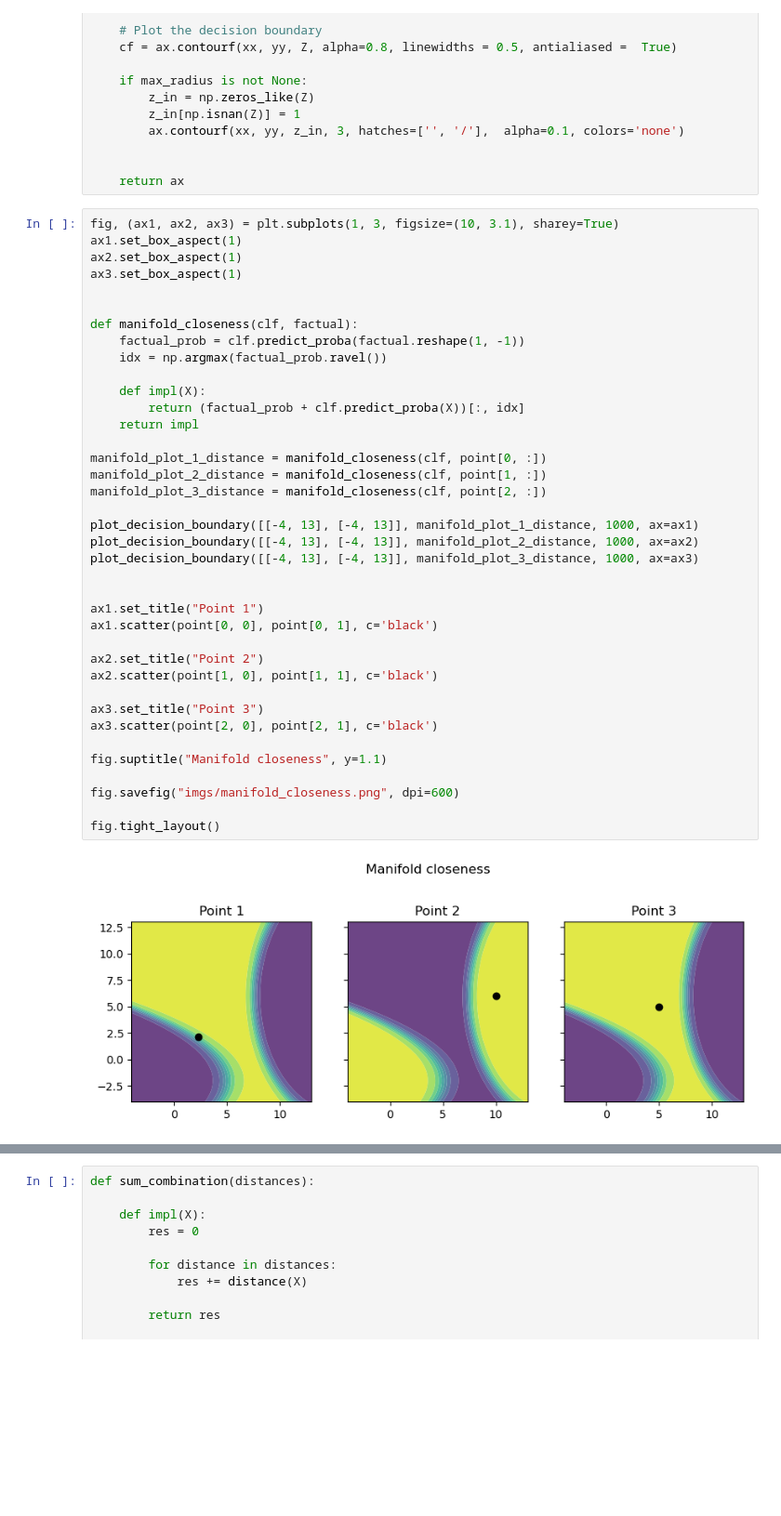
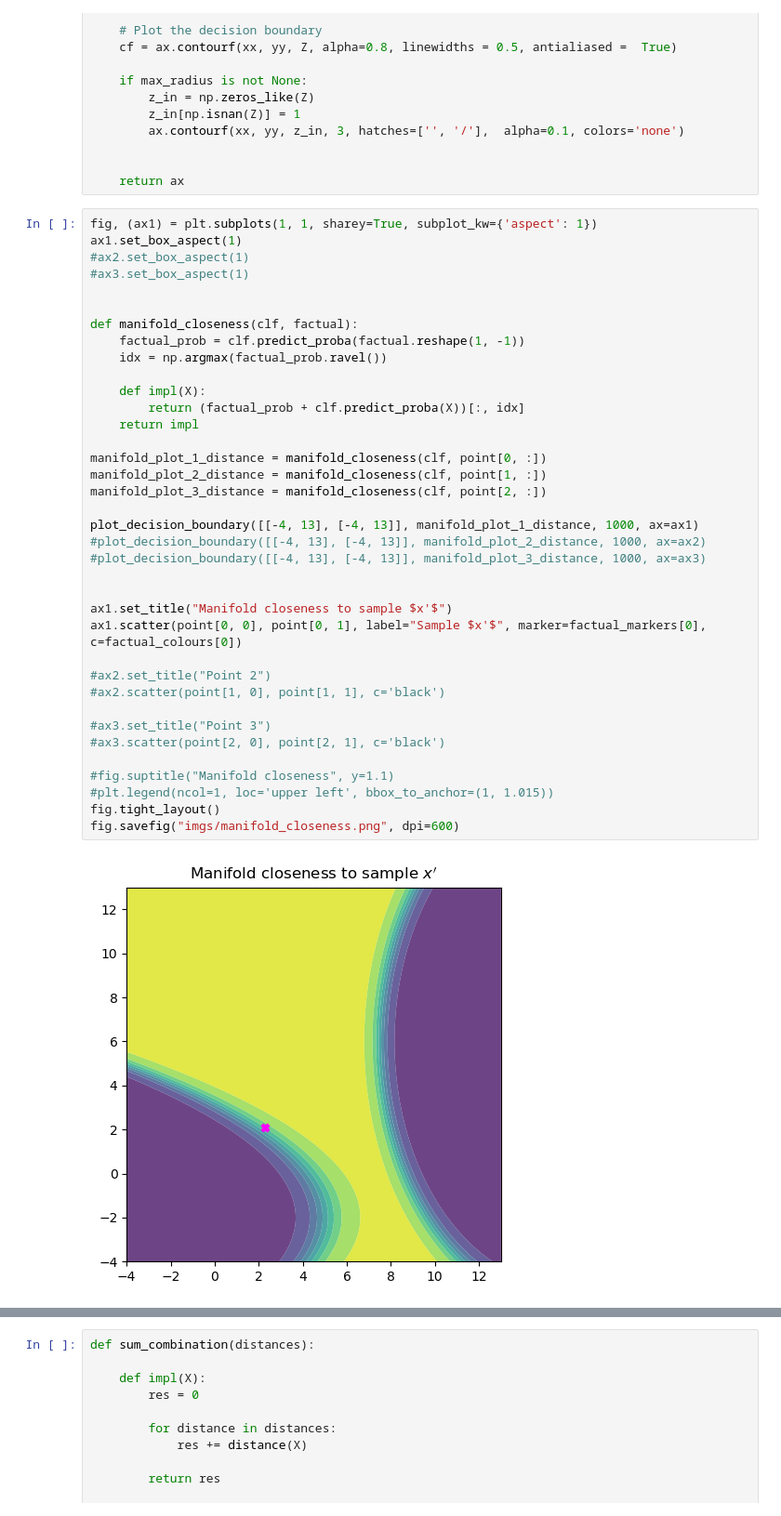
Before and after one commit to rrunix/phd_snippets, a Jupyter notebook: chapter_03.ipynb, the cells around one changed output, grey strips where cells are left out. Shown: that part at 93% size. Drawn from its saved outputs; the diff is of its cells as text; blank space fills up the shorter version.

```diff
--- a/chapter_03.ipynb
+++ b/chapter_03.ipynb
@@ -151,45 +156,44 @@ def plot_decision_boundary(bounds, f, points, ax, fig=None, max_radius=None):
 
     return ax
 # %%
-fig, (ax1, ax2, ax3) = plt.subplots(1, 3, figsize=(10, 3.1), sharey=True)
+fig, (ax1) = plt.subplots(1, 1, sharey=True, subplot_kw={'aspect': 1})
 ax1.set_box_aspect(1)
-ax2.set_box_aspect(1)
-ax3.set_box_aspect(1)
+#ax2.set_box_aspect(1)
+#ax3.set_box_aspect(1)
 
 
 def manifold_closeness(clf, factual):
     factual_prob = clf.predict_proba(factual.reshape(1, -1))
     idx = np.argmax(factual_prob.ravel())
 
     def impl(X):
         return (factual_prob + clf.predict_proba(X))[:, idx]
     return impl
 
 manifold_plot_1_distance = manifold_closeness(clf, point[0, :])
 manifold_plot_2_distance = manifold_closeness(clf, point[1, :])
 manifold_plot_3_distance = manifold_closeness(clf, point[2, :])
 
 plot_decision_boundary([[-4, 13], [-4, 13]], manifold_plot_1_distance, 1000, ax=ax1)
-plot_decision_boundary([[-4, 13], [-4, 13]], manifold_plot_2_distance, 1000, ax=ax2)
-plot_decision_boundary([[-4, 13], [-4, 13]], manifold_plot_3_distance, 1000, ax=ax3)
+#plot_decision_boundary([[-4, 13], [-4, 13]], manifold_plot_2_distance, 1000, ax=ax2)
+#plot_decision_boundary([[-4, 13], [-4, 13]], manifold_plot_3_distance, 1000, ax=ax3)
 
 
-ax1.set_title("Point 1")
-ax1.scatter(point[0, 0], point[0, 1], c='black')
+ax1.set_title("Manifold closeness to sample $x'$")
+ax1.scatter(point[0, 0], point[0, 1], label="Sample $x'$", marker=factual_markers[0], c=factual_colours[0])
 
-ax2.set_title("Point 2")
-ax2.scatter(point[1, 0], point[1, 1], c='black')
+#ax2.set_title("Point 2")
+#ax2.scatter(point[1, 0], point[1, 1], c='black')
 
-ax3.set_title("Point 3")
-ax3.scatter(point[2, 0], point[2, 1], c='black')
+#ax3.set_title("Point 3")
+#ax3.scatter(point[2, 0], point[2, 1], c='black')
 
-fig.suptitle("Manifold closeness", y=1.1)
-
+#fig.suptitle("Manifold closeness", y=1.1)
+#plt.legend(ncol=1, loc='upper left', bbox_to_anchor=(1, 1.015))
+fig.tight_layout()
 fig.savefig("imgs/manifold_closeness.png", dpi=600)
-
-fig.tight_layout()
 # %% [output]
-[figure, old version]
+[figure, new version]
 # %%
 def penalization(p1, p2):
     return 1 / (1 + np.linalg.norm(p1 - p2, axis=1))
```
Also changed, not shown: parts of 12 cells of this notebook, 7 other files.
